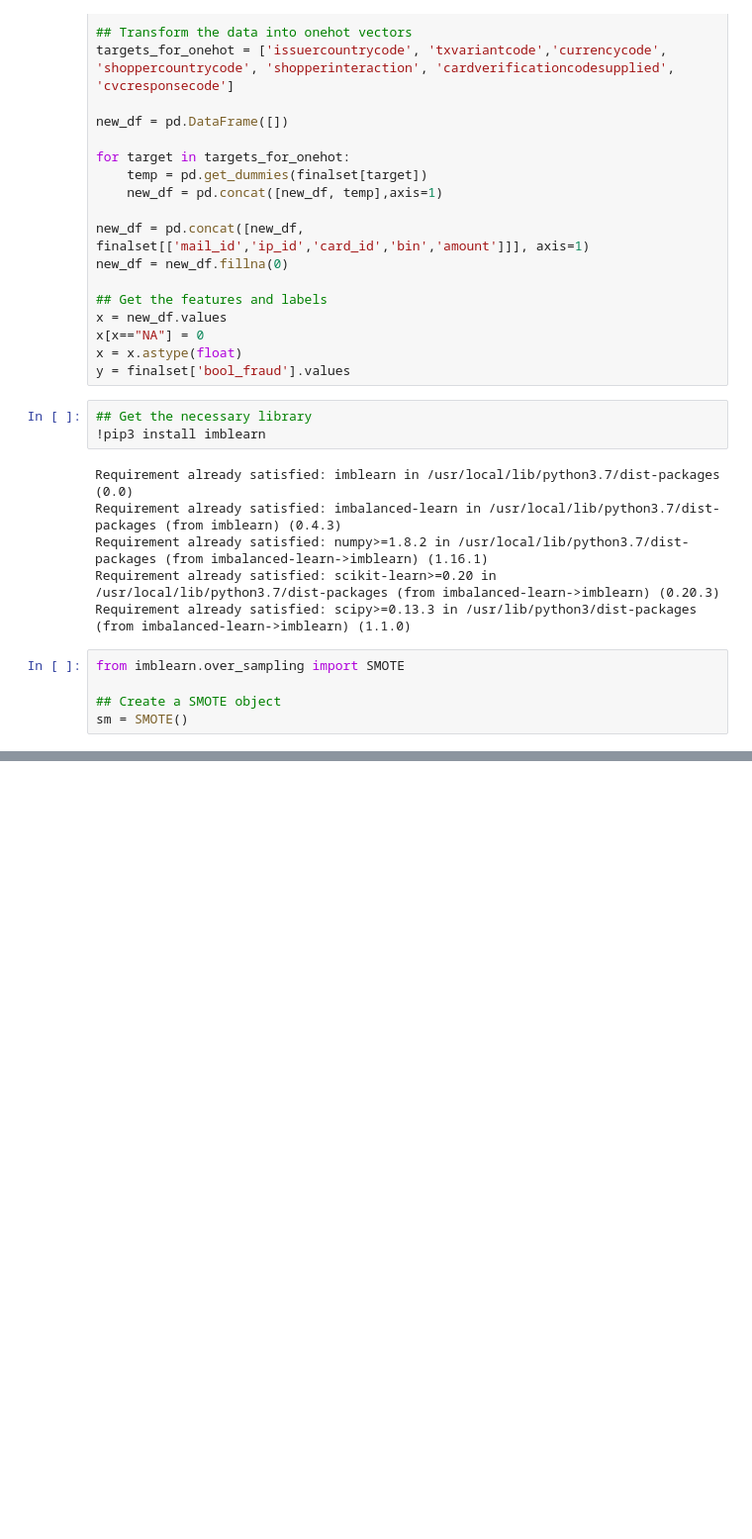
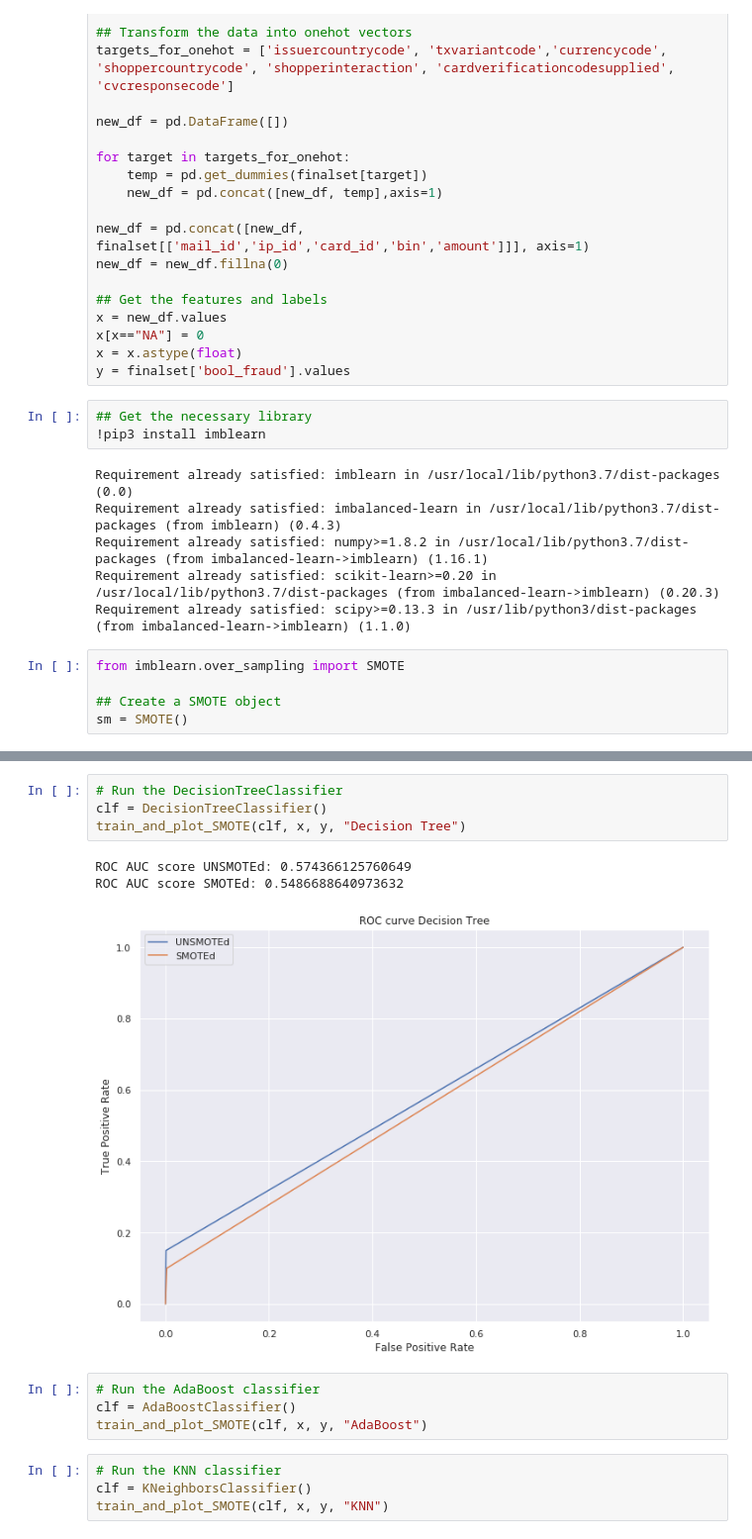
Before and after one commit to MartijnVermeulen96/CS4035-Labs, a Jupyter notebook: Lab1/Code/Imbalance task.ipynb, the cells around one changed output, grey strips where cells are left out. Shown: that part at 99% size. Drawn from its saved outputs; the diff is of its cells as text; blank space fills up the shorter version.

```diff
--- a/Lab1/Code/Imbalance task.ipynb
+++ b/Lab1/Code/Imbalance task.ipynb
@@ -134,0 +135,16 @@ plt.show()
+# %%
+# Run the DecisionTreeClassifier
+clf = DecisionTreeClassifier()
+train_and_plot_SMOTE(clf, x, y, "Decision Tree")
+# %% [output]
+ROC AUC score UNSMOTEd: 0.574366125760649
+ROC AUC score SMOTEd: 0.5486688640973632
+[figure, added]
+# %%
+# Run the AdaBoost classifier
+clf = AdaBoostClassifier()
+train_and_plot_SMOTE(clf, x, y, "AdaBoost")
+# %%
+# Run the KNN classifier
+clf = KNeighborsClassifier()
+train_and_plot_SMOTE(clf, x, y, "KNN")
```
Also changed, not shown: parts of 8 cells of this notebook.
